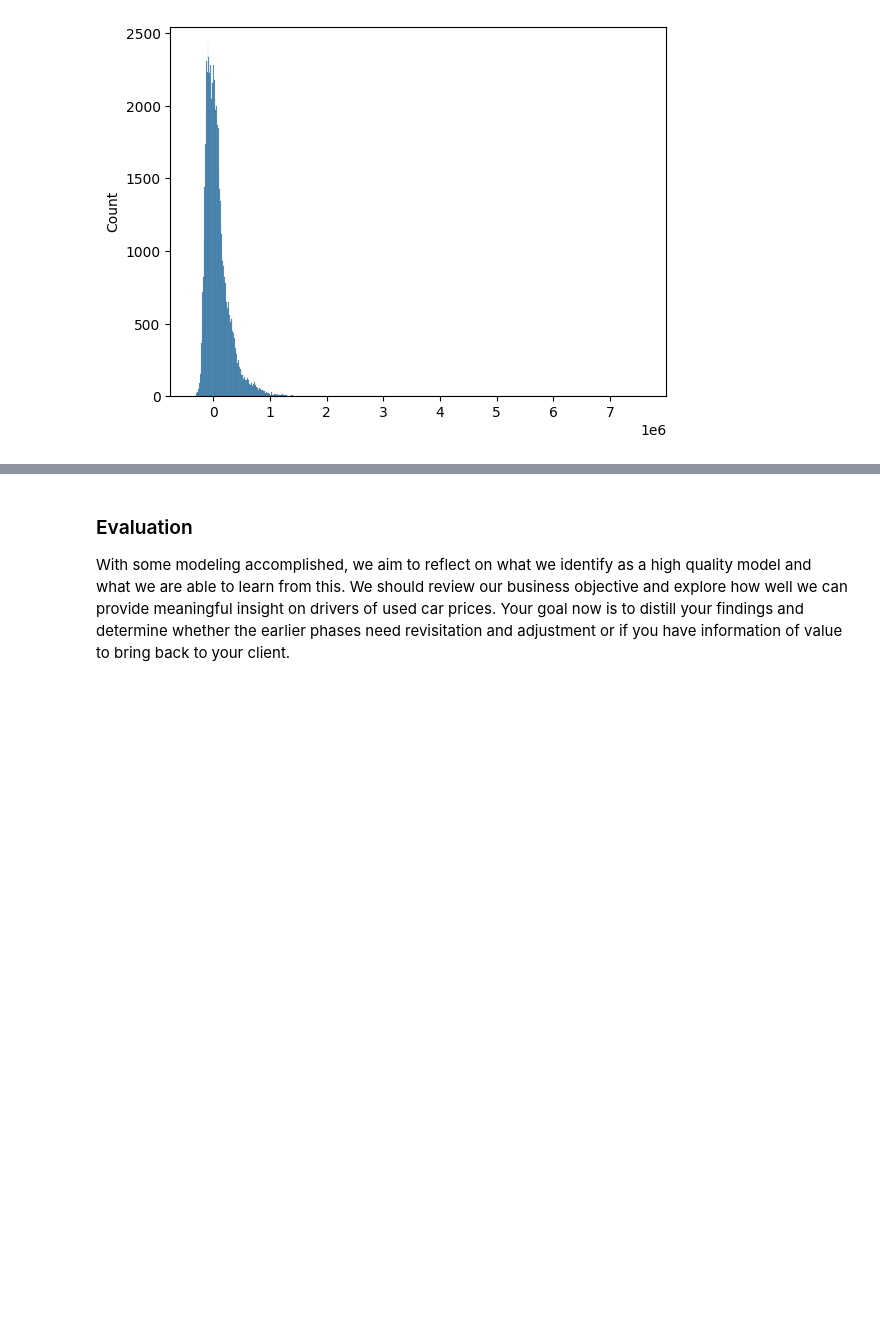
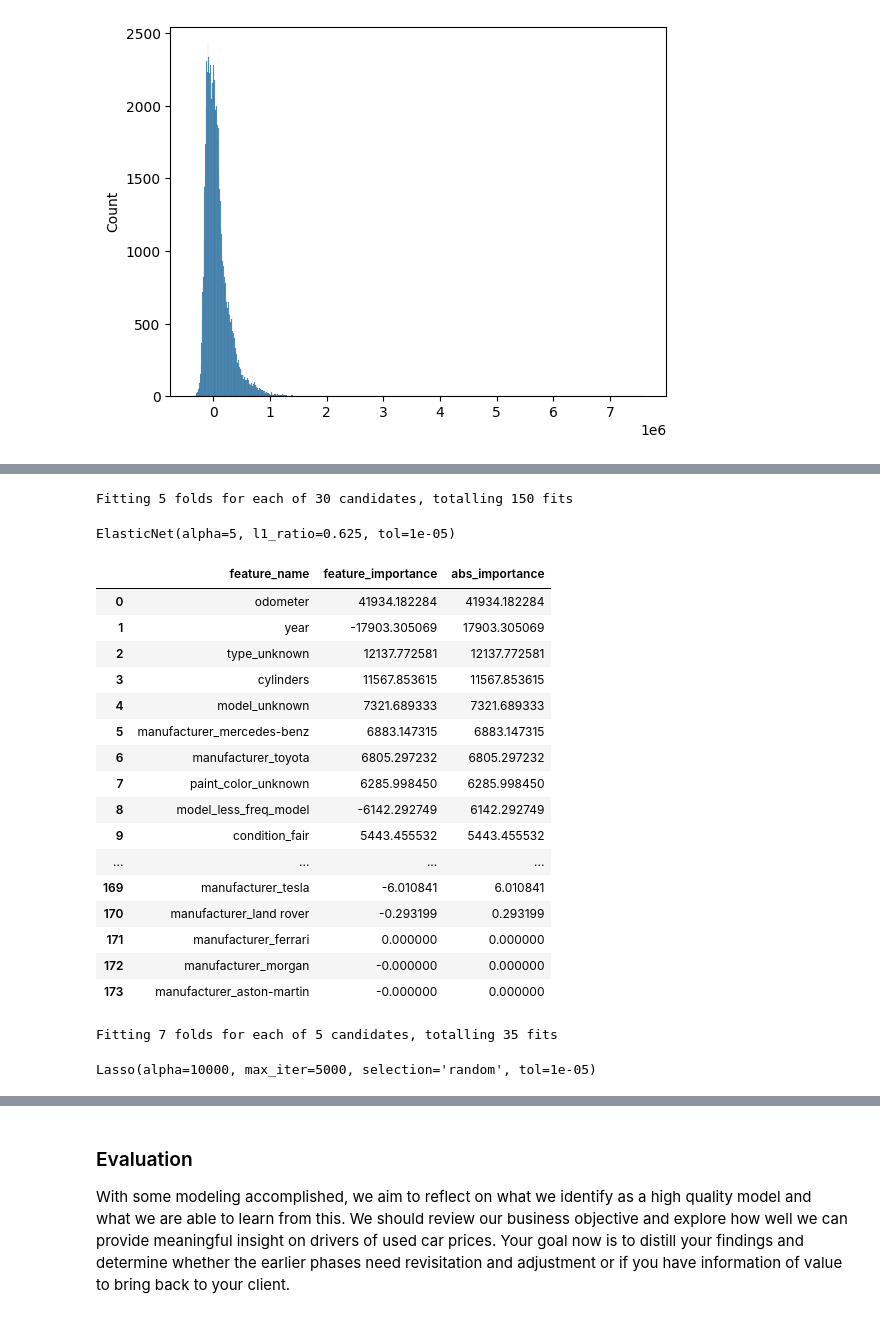
Before and after one commit to alexanderomason/practical_app_II, a Jupyter notebook: prompt_II.ipynb, the cells around one changed output, grey strips where cells are left out. Drawn from its saved outputs; the diff is of its cells as text; code cells hidden in the pictures; blank space fills up the shorter version.

```diff
--- a/prompt_II.ipynb
+++ b/prompt_II.ipynb
@@ -418,0 +518,48 @@ KeyboardInterrupt:
+# %%
+elastic_params={'alpha':[1,5,10,15,20, 25],'l1_ratio':[0.25,0.325,0.5,0.625,0.75,],'tol':[0.00001]}
+elastic_gridsearch=GridSearchCV(ElasticNet(),
+                                elastic_params,
+                                cv=KFold(n_splits=5).split(X),
+                                scoring='neg_mean_squared_error',
+                               verbose=1).fit(X,Y)
+elastic_gridsearch.best_estimator_
+# %% [output]
+Fitting 5 folds for each of 30 candidates, totalling 150 fits
+ElasticNet(alpha=5, l1_ratio=0.625, tol=1e-05)
+# %%
+elastic_feat_importances=feat_importance_frame(elastic_gridsearch.best_estimator_.feature_names_in_,elastic_gridsearch.best_estimator_.coef_)
+# %%
+#elastic_fts_selected=elastic_feat_importances[elastic_feat_importances.abs_importance>1000].feature_name.tolist()
+elastic_feat_importances
+# %% [output]
+|  | feature_name | feature_importance | abs_importance |
+| 0 | odometer | 41934.182284 | 41934.182284 |
+| 1 | year | -17903.305069 | 17903.305069 |
+| 2 | type_unknown | 12137.772581 | 12137.772581 |
+| 3 | cylinders | 11567.853615 | 11567.853615 |
+| 4 | model_unknown | 7321.689333 | 7321.689333 |
+| 5 | manufacturer_mercedes-benz | 6883.147315 | 6883.147315 |
+| 6 | manufacturer_toyota | 6805.297232 | 6805.297232 |
+| 7 | paint_color_unknown | 6285.998450 | 6285.998450 |
+| 8 | model_less_freq_model | -6142.292749 | 6142.292749 |
+| 9 | condition_fair | 5443.455532 | 5443.455532 |
+| ... | ... | ... | ... |
+| 169 | manufacturer_tesla | -6.010841 | 6.010841 |
+| 170 | manufacturer_land rover | -0.293199 | 0.293199 |
+| 171 | manufacturer_ferrari | 0.000000 | 0.000000 |
+| 172 | manufacturer_morgan | -0.000000 | 0.000000 |
+| 173 | manufacturer_aston-martin | -0.000000 | 0.000000 |
+# %%
+lasso_params={'alpha':[500,1000,1500,5000,10**4],
+              'tol':[0.00001],'selection' : ['random'],'max_iter':[5000]}
+lasso_gridsearch=GridSearchCV(Lasso(),
+                            lasso_params,
+                            cv=KFold(n_splits=7).split(X),
+                            verbose=1,
+                            scoring='neg_mean_squared_error')
+lasso_gridsearch.fit(X,Y)
+
+lasso_gridsearch.best_estimator_
+# %% [output]
+Fitting 7 folds for each of 5 candidates, totalling 35 fits
+Lasso(alpha=10000, max_iter=5000, selection='random', tol=1e-05)
```
Also changed, not shown: parts of 17 cells of this notebook.
